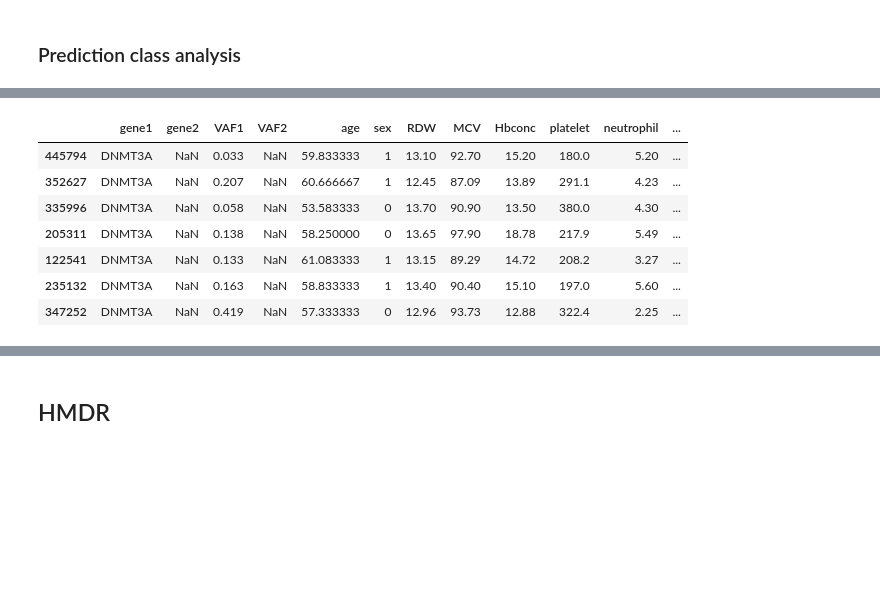
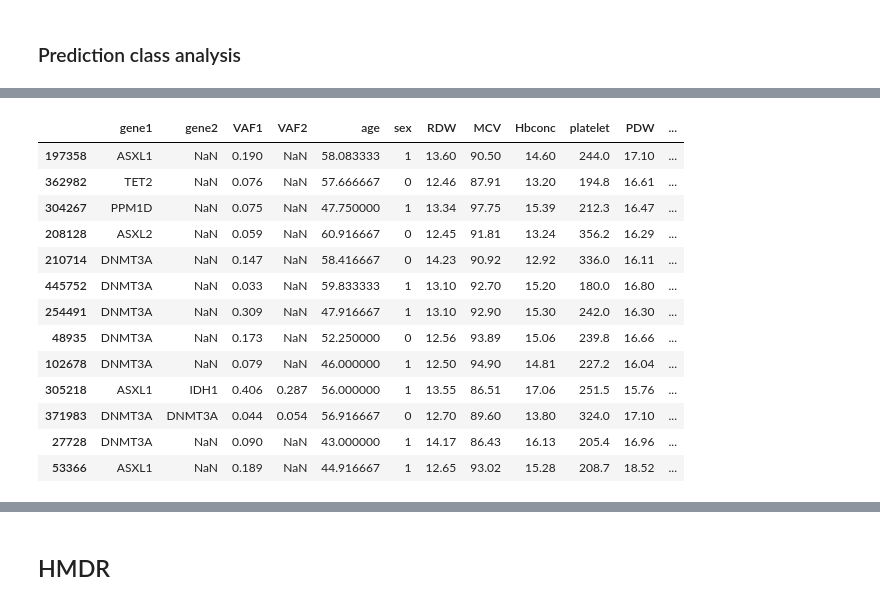
Before and after one commit to rnandi11/PRISM_updated, a Jupyter notebook: notebooks&scripts/Model_Evaluation_Analysis.ipynb, the cells around one changed output, grey strips where cells are left out. Cells and saved outputs as stored; diff of their text form; code cells hidden in the pictures; blank space fills up the shorter version.

```diff
--- a/notebooks&scripts/Model_Evaluation_Analysis.ipynb
+++ b/notebooks&scripts/Model_Evaluation_Analysis.ipynb
@@ -156,11 +397,13 @@ Name: count, dtype: int64
 # %%
 # Load the saved model
 import pickle
-with open("3class_giantplt_HMDR.pkl", "rb") as f:
+with open("models/3class_BRF_giantplt_ASH_latest.pkl", "rb") as f:
     loaded_package = pickle.load(f)
 
 loaded_model = loaded_package['model']
 loaded_features = loaded_package['features']
+loaded_thresholds = loaded_package['optimal_thresholds']
+loaded_classes = loaded_package['classes']
 # %%
 loaded_features
 # %% [output]
@@ -281,0 +630,29 @@ weighted avg       0.98      0.54      0.69     92324
+# %%
+# Combine into one dataframe with a 'class' label
+predicted_class0_df.loc[:,'class'] = 'Negative'
+predicted_class1_df.loc[:,'class'] = 'Equivocal'
+predicted_class2_df.loc[:,'class'] = 'Positive'
+
+df = pd.concat([predicted_class0_df, predicted_class1_df, predicted_class2_df], ignore_index=True)
+
+#df_sel=df.loc[df['CH_score']>0]
+
+# Set style
+sns.set(style="whitegrid")
+
+# Create violin plot
+plt.figure(figsize=(4,3))
+sns.violinplot(x='class', y='MCV', data=df, inner=None, palette='pastel')
+
+# Overlay box plot to show median and IQR
+sns.boxplot(x='class', y='MCV', data=df, width=0.1, showcaps=True, boxprops={'facecolor':'None'},
+            showfliers=False, whiskerprops={'linewidth':2})
+
+#plt.title('Distribution of Pre-NGS molecular CH Scores Across Predicted Classes', fontsize=14)
+plt.ylabel('MCV', fontsize=12)
+plt.xlabel('Predicted Class', fontsize=12)
+#plt.ylim(12,20)
+
+plt.tight_layout()
+plt.savefig("figures/MCV_predict.png", dpi=300, bbox_inches='tight')
+plt.show()
@@ -412,12 +843,21 @@ Percentage of CH positive individuals with MN predicted in the positive classes:
 # %%
-# Who are the 7 missed individuals??
-predicted_class0_df[(predicted_class0_df['CHRS'] > 0)&(predicted_class0_df['MN'] == 1)][['gene1','gene2','VAF1','VAF2','age','sex','RDW','MCV','Hbconc','platelet','neutrophil','CH_score','CHRS']]
+# Who are the 13 missed individuals??
+predicted_class0_df[(predicted_class0_df['CHRS'] >0)&(predicted_class0_df['MN'] == 1)][['gene1','gene2','VAF1','VAF2','age',
+                                                                                         'sex','RDW','MCV','Hbconc','platelet',
+                                                                                         'PDW','neutrophil','CH_score','CHRS',
+                                                                                         'MN_type','time_to_MN']]
 # %% [output]
-|  | gene1 | gene2 | VAF1 | VAF2 | age | sex | RDW | MCV | Hbconc | platelet | neutrophil | ... |
-| 445794 | DNMT3A | NaN | 0.033 | NaN | 59.833333 | 1 | 13.10 | 92.70 | 15.20 | 180.0 | 5.20 | ... |
-| 352627 | DNMT3A | NaN | 0.207 | NaN | 60.666667 | 1 | 12.45 | 87.09 | 13.89 | 291.1 | 4.23 | ... |
-| 335996 | DNMT3A | NaN | 0.058 | NaN | 53.583333 | 0 | 13.70 | 90.90 | 13.50 | 380.0 | 4.30 | ... |
-| 205311 | DNMT3A | NaN | 0.138 | NaN | 58.250000 | 0 | 13.65 | 97.90 | 18.78 | 217.9 | 5.49 | ... |
-| 122541 | DNMT3A | NaN | 0.133 | NaN | 61.083333 | 1 | 13.15 | 89.29 | 14.72 | 208.2 | 3.27 | ... |
-| 235132 | DNMT3A | NaN | 0.163 | NaN | 58.833333 | 1 | 13.40 | 90.40 | 15.10 | 197.0 | 5.60 | ... |
-| 347252 | DNMT3A | NaN | 0.419 | NaN | 57.333333 | 0 | 12.96 | 93.73 | 12.88 | 322.4 | 2.25 | ... |
+|  | gene1 | gene2 | VAF1 | VAF2 | age | sex | RDW | MCV | Hbconc | platelet | PDW | ... |
+| 197358 | ASXL1 | NaN | 0.190 | NaN | 58.083333 | 1 | 13.60 | 90.50 | 14.60 | 244.0 | 17.10 | ... |
+| 362982 | TET2 | NaN | 0.076 | NaN | 57.666667 | 0 | 12.46 | 87.91 | 13.20 | 194.8 | 16.61 | ... |
+| 304267 | PPM1D | NaN | 0.075 | NaN | 47.750000 | 1 | 13.34 | 97.75 | 15.39 | 212.3 | 16.47 | ... |
+| 208128 | ASXL2 | NaN | 0.059 | NaN | 60.916667 | 0 | 12.45 | 91.81 | 13.24 | 356.2 | 16.29 | ... |
+| 210714 | DNMT3A | NaN | 0.147 | NaN | 58.416667 | 0 | 14.23 | 90.92 | 12.92 | 336.0 | 16.11 | ... |
+| 445752 | DNMT3A | NaN | 0.033 | NaN | 59.833333 | 1 | 13.10 | 92.70 | 15.20 | 180.0 | 16.80 | ... |
+| 254491 | DNMT3A | NaN | 0.309 | NaN | 47.916667 | 1 | 13.10 | 92.90 | 15.30 | 242.0 | 16.30 | ... |
+| 48935 | DNMT3A | NaN | 0.173 | NaN | 52.250000 | 0 | 12.56 | 93.89 | 15.06 | 239.8 | 16.66 | ... |
+| 102678 | DNMT3A | NaN | 0.079 | NaN | 46.000000 | 1 | 12.50 | 94.90 | 14.81 | 227.2 | 16.04 | ... |
+| 305218 | ASXL1 | IDH1 | 0.406 | 0.287 | 56.000000 | 1 | 13.55 | 86.51 | 17.06 | 251.5 | 15.76 | ... |
+| 371983 | DNMT3A | DNMT3A | 0.044 | 0.054 | 56.916667 | 0 | 12.70 | 89.60 | 13.80 | 324.0 | 17.10 | ... |
+| 27728 | DNMT3A | NaN | 0.090 | NaN | 43.000000 | 1 | 14.17 | 86.43 | 16.13 | 205.4 | 16.96 | ... |
+| 53366 | ASXL1 | NaN | 0.189 | NaN | 44.916667 | 1 | 12.65 | 93.02 | 15.28 | 208.7 | 18.52 | ... |
```
Also changed, not shown: parts of 104 cells of this notebook, 13 other files.
